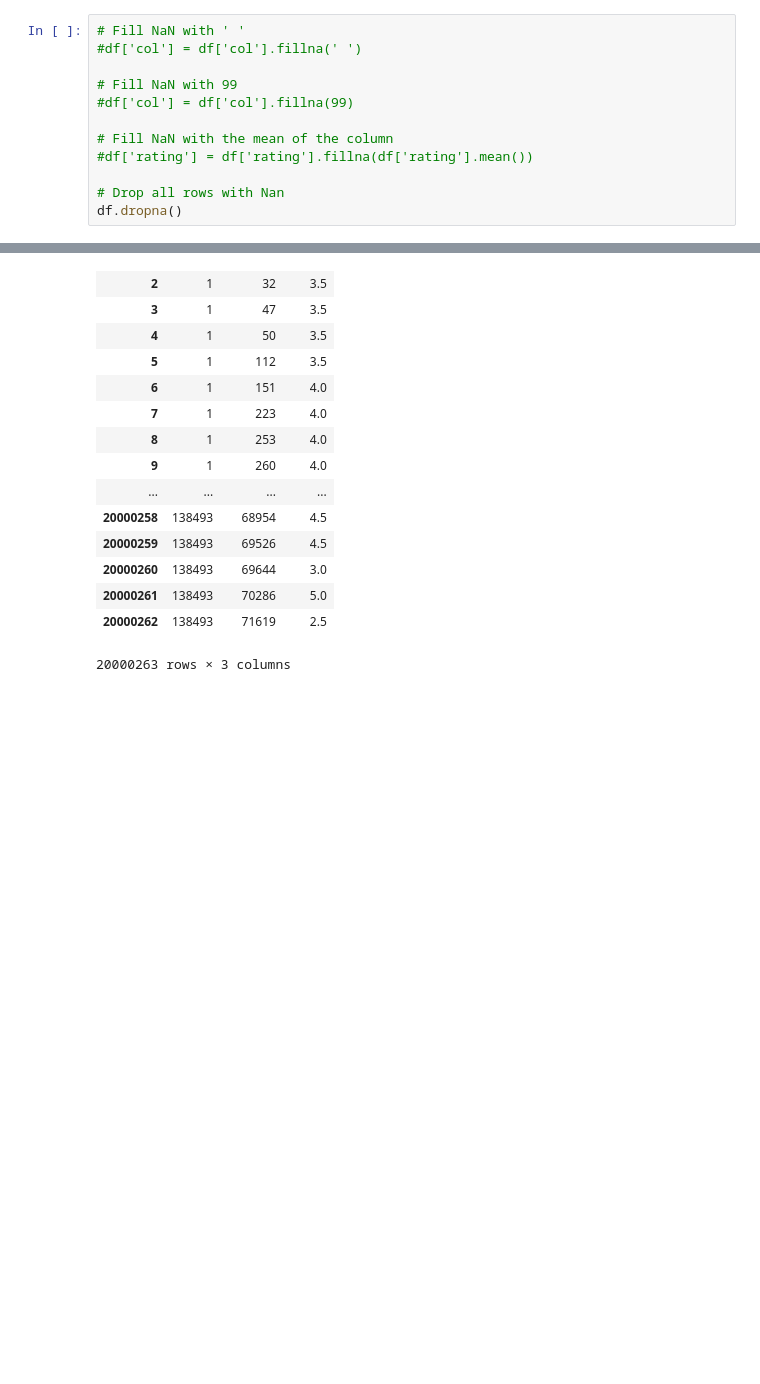
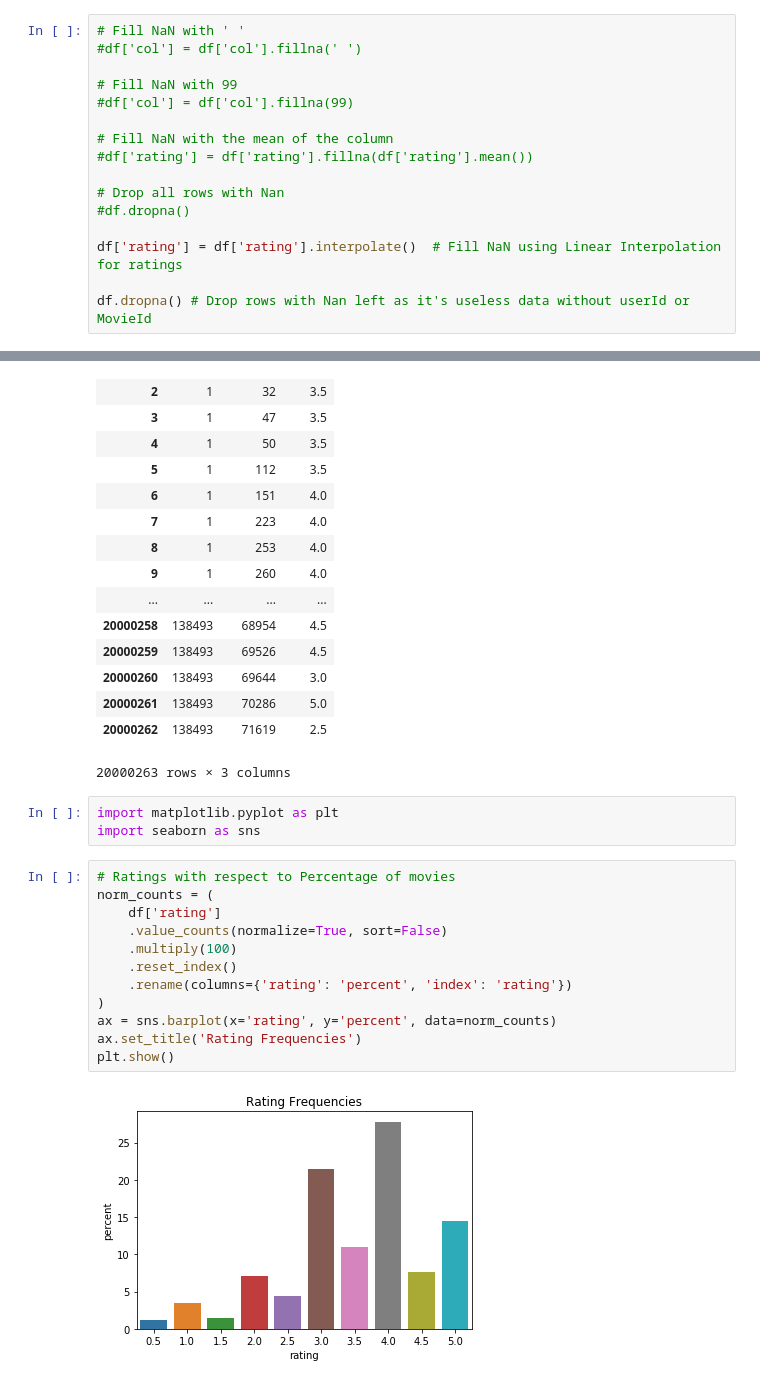
Before and after one commit to amanneox/RecommenderML, a Jupyter notebook: Notebooks/cleaning.ipynb, the cells around one changed output, grey strips where cells are left out. Cells and saved outputs as stored; diff of their text form; blank space fills up the shorter version.

```diff
--- a/Notebooks/cleaning.ipynb
+++ b/Notebooks/cleaning.ipynb
@@ -47,7 +47,11 @@ df.head(5)
 #df['rating'] = df['rating'].fillna(df['rating'].mean())
 
 # Drop all rows with Nan
-df.dropna()
+#df.dropna()
+
+df['rating'] = df['rating'].interpolate()  # Fill NaN using Linear Interpolation for ratings
+
+df.dropna() # Drop rows with Nan left as it's useless data without userId or MovieId
 # %% [output]
 |  | userId | movieId | rating |
 | 0 | 1 | 2 | 3.5 |
@@ -67,3 +71,20 @@ df.dropna()
 | 20000261 | 138493 | 70286 | 5.0 |
 | 20000262 | 138493 | 71619 | 2.5 |
 20000263 rows × 3 columns
+# %%
+import matplotlib.pyplot as plt
+import seaborn as sns
+# %%
+# Ratings with respect to Percentage of movies
+norm_counts = (
+    df['rating']
+    .value_counts(normalize=True, sort=False)
+    .multiply(100)
+    .reset_index()
+    .rename(columns={'rating': 'percent', 'index': 'rating'})
+)
+ax = sns.barplot(x='rating', y='percent', data=norm_counts)
+ax.set_title('Rating Frequencies')
+plt.show()
+# %% [output]
+[figure, added]
```
Also changed, not shown: parts of 1 cell of this notebook, 1 other file.
